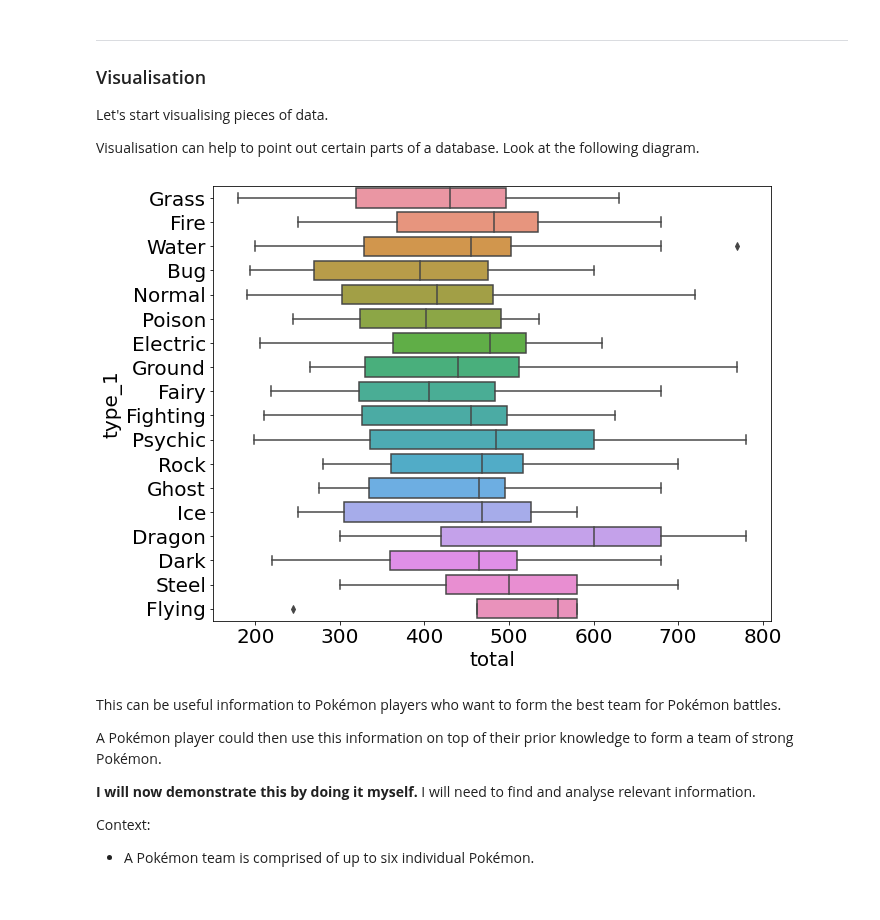
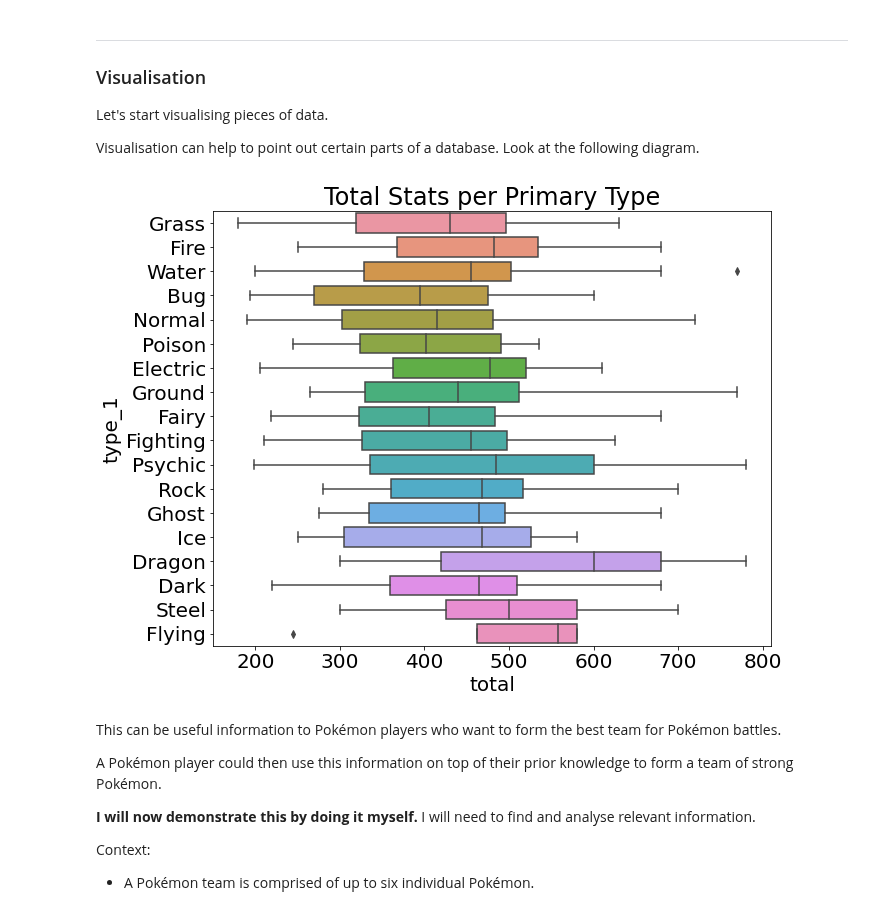
Before and after one commit to TurnipGuy30/Jupyter, a Jupyter notebook: Assignment/Data Analysis.ipynb, the cells around one changed output. Drawn from its saved outputs; the diff is of its cells as text; code cells hidden in the pictures.

```diff
--- a/Assignment/Data Analysis.ipynb
+++ b/Assignment/Data Analysis.ipynb
@@ -183,9 +189,11 @@ Let's start visualising pieces of data.
 
 Visualisation can help to point out certain parts of a database. Look at the following diagram.
 # %%
+# boxplot by columns
 sns.boxplot(x=pokemon['total'], y=pokemon['type_1']);
+plt.title('Total Stats per Primary Type');
 # %% [output]
-[figure, old version]
+[figure, new version]
 # %% [markdown]
 This can be useful information to Pokémon players who want to form the best team for Pokémon battles.
 
```
Also changed, not shown: parts of 35 cells of this notebook.
